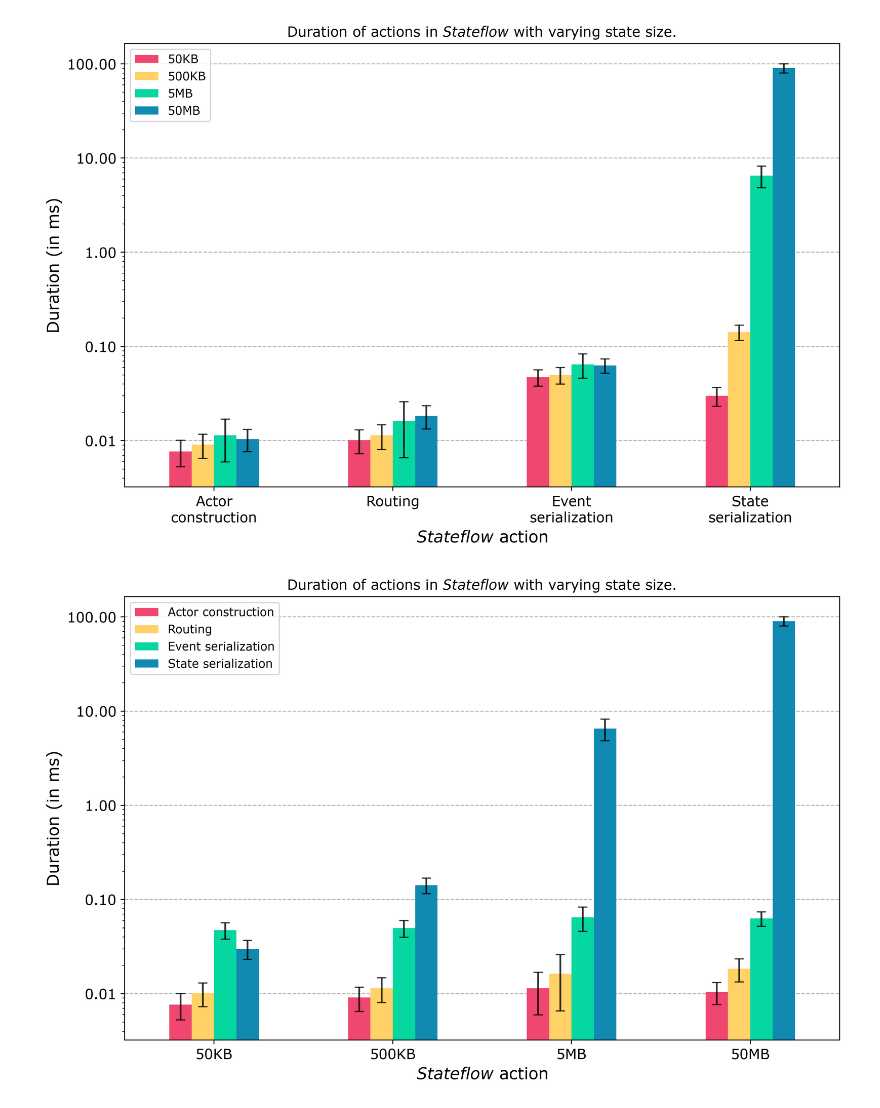
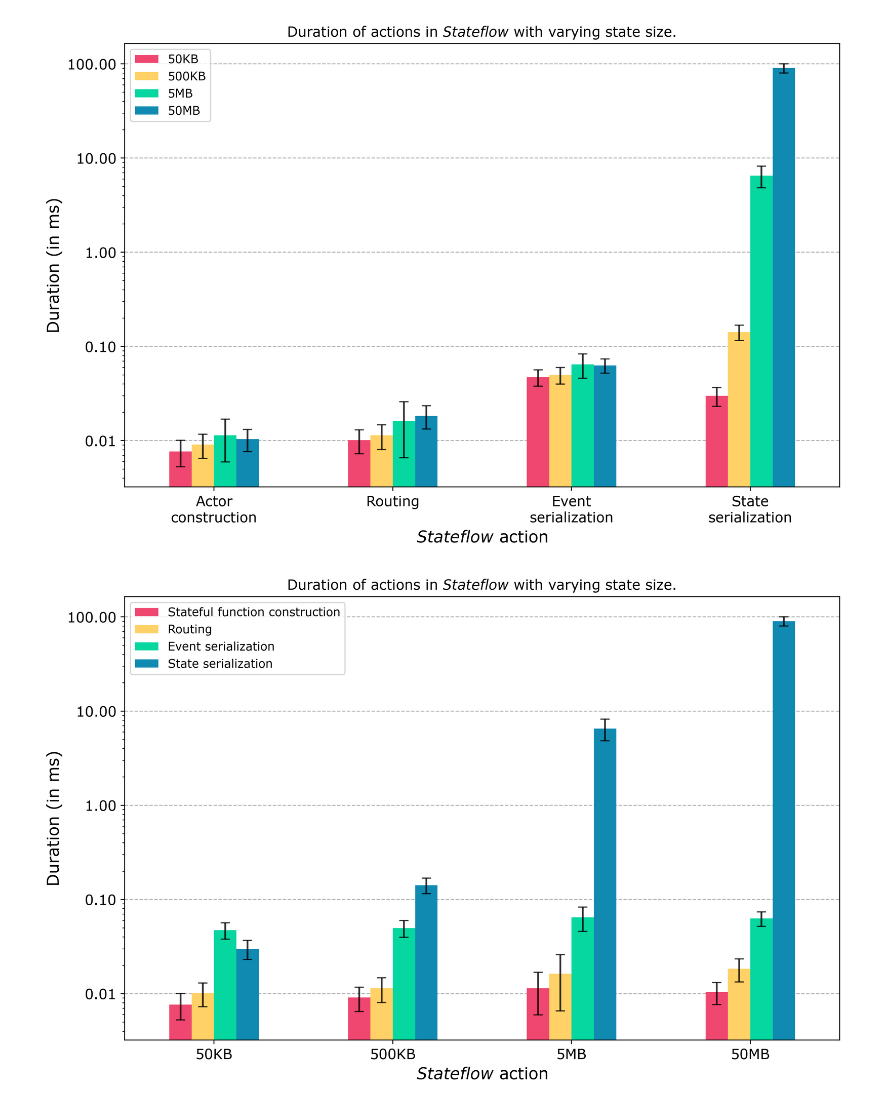
Before and after one commit to delftdata/stateflow-evaluation, a Jupyter notebook: results/overhead/overhead_results.ipynb, the cells around one changed output. Cells and saved outputs as stored; diff of their text form; code cells hidden in the pictures.

```diff
--- a/results/overhead/overhead_results.ipynb
+++ b/results/overhead/overhead_results.ipynb
@@ -110,21 +110,21 @@ plt.show()
 # %% [output]
 [figure]
 # %%
-new_overhead = overhead_mean.rename({"ACTOR_CONSTRUCTION": "Actor construction", "ROUTING_DURATION": "Routing", "EVENT_SERIALIZATION_DURATION": "Event serialization", "STATE_SERIALIZATION_DURATION": "State serialization"}).transpose()
-new_std = overhead_std.rename({"ACTOR_CONSTRUCTION": "Actor construction", "ROUTING_DURATION": "Routing", "EVENT_SERIALIZATION_DURATION": "Event serialization", "STATE_SERIALIZATION_DURATION": "State serialization"}).transpose()
+new_overhead = overhead_mean.rename({"ACTOR_CONSTRUCTION": "Stateful function construction", "ROUTING_DURATION": "Routing", "EVENT_SERIALIZATION_DURATION": "Event serialization", "STATE_SERIALIZATION_DURATION": "State serialization"}).transpose()
+new_std = overhead_std.rename({"ACTOR_CONSTRUCTION": "Stateful function construction", "ROUTING_DURATION": "Routing", "EVENT_SERIALIZATION_DURATION": "Event serialization", "STATE_SERIALIZATION_DURATION": "State serialization"}).transpose()
 
 ax = new_overhead.plot(kind="bar", color=["#ef476f", "#ffd166", "#06d6a0", "#118ab2", "#073b4c"], yerr=new_std, rot=0, fontsize=12, capsize=4, ecolor='black', error_kw={"alpha": 0.80})
 ax.set_axisbelow(True)
 plt.grid(axis="y", linestyle="--")
 ax.set_yscale('log')
 ax.set_ylabel("Duration (in ms)", fontsize=14)
 ax.set_xlabel(r"$Stateflow$ " + "action", fontsize=14)
 ax.set_title(r"Duration of actions in $Stateflow$ with varying state size. ")
 ax.yaxis.set_major_formatter(matplotlib.ticker.FormatStrFormatter('%.2f'))
 
 plt.show()
 # %% [output]
-[figure, old version]
+[figure, new version]
 # %%
 actor = overhead_mean.loc["ACTOR_CONSTRUCTION"]
 route = overhead_mean.loc["ROUTING_DURATION"]
```
Also changed, not shown: parts of 2 cells of this notebook.
